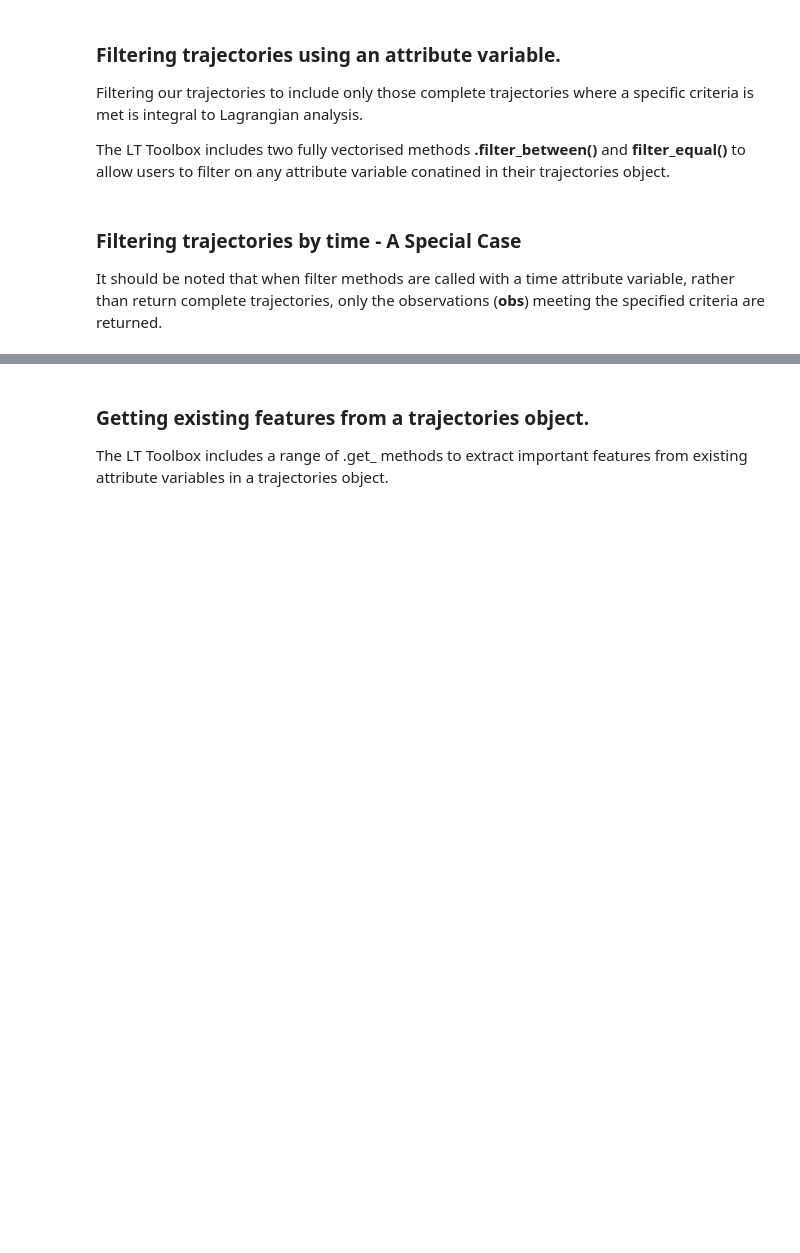
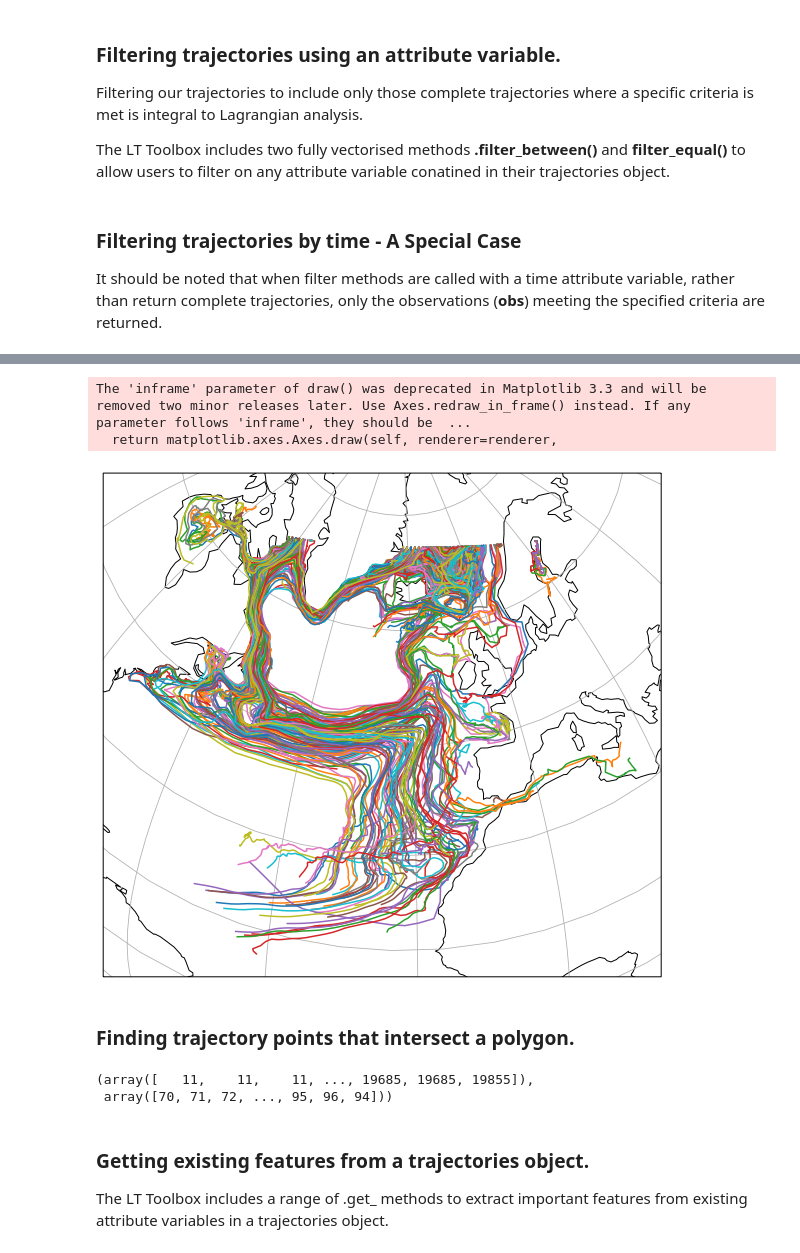
Before and after one commit to oj-tooth/lt_toolbox, a Jupyter notebook: tutorials/LT_Toolbox_Tutorial.ipynb, the cells around one changed output, grey strips where cells are left out. Saved outputs shown, nothing was run; the diff lists cells and outputs as text; code cells hidden in the pictures; blank space fills up the shorter version.

Commit message:
Updated LT Toolbox Tutorial for filter/find_polygon().

```diff
--- a/tutorials/LT_Toolbox_Tutorial.ipynb
+++ b/tutorials/LT_Toolbox_Tutorial.ipynb
@@ -165,3 +421,21 @@ print(traj_subtime.data.time)
+# %%
+# Let's look at the resulting trajectories object- only
+traj_gyre.filter_equal('seed_level', 1).map_trajectories()
+# %% [output]
+The 'inframe' parameter of draw() was deprecated in Matplotlib 3.3 and will be removed two minor releases later. Use Axes.redraw_in_frame() instead. If any parameter follows 'inframe', they should be  ...
+  return matplotlib.axes.Axes.draw(self, renderer=renderer,
+[figure, added]
+# %% [markdown]
+### Finding trajectory points that intersect a polygon.
+# %%
+# Finding trajectory points which intersect a simple polygon, square.
+ind_poly = traj.find_polygon(square)
+
+# Let's look at the resulting indices returned in ind_poly.
+ind_poly
+# %% [output]
+(array([   11,    11,    11, ..., 19685, 19685, 19855]),
+ array([70, 71, 72, ..., 95, 96, 94]))
 # %% [markdown]
 ### Getting existing features from a trajectories object.
 
```
Also changed, not shown: parts of 15 cells of this notebook.
